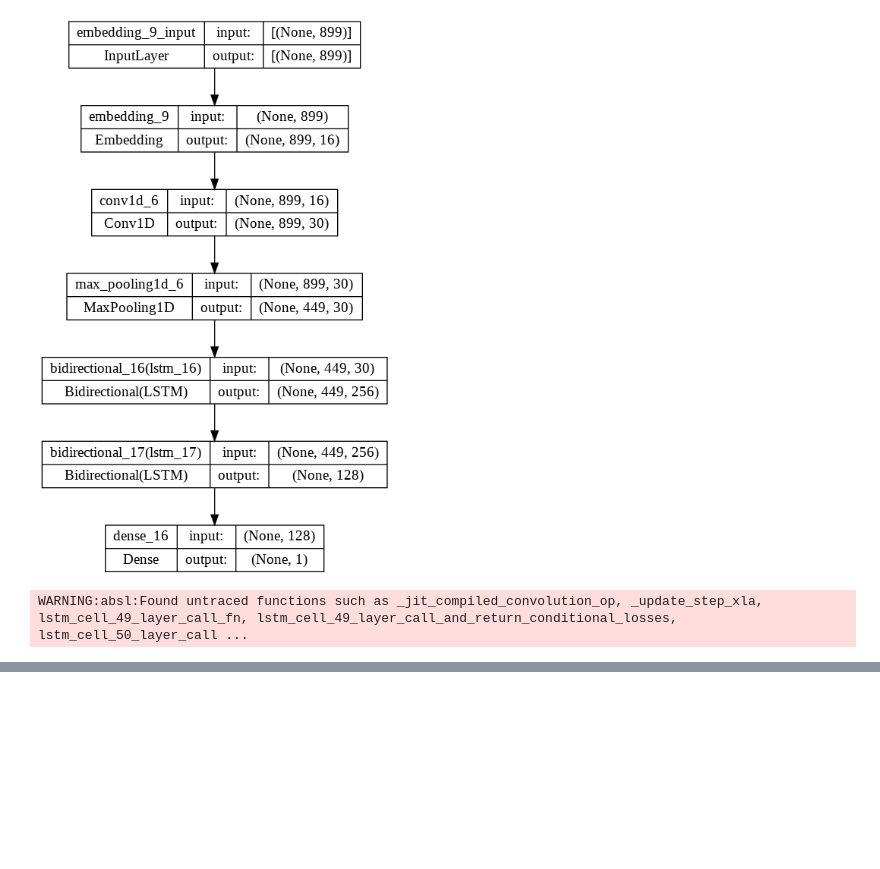
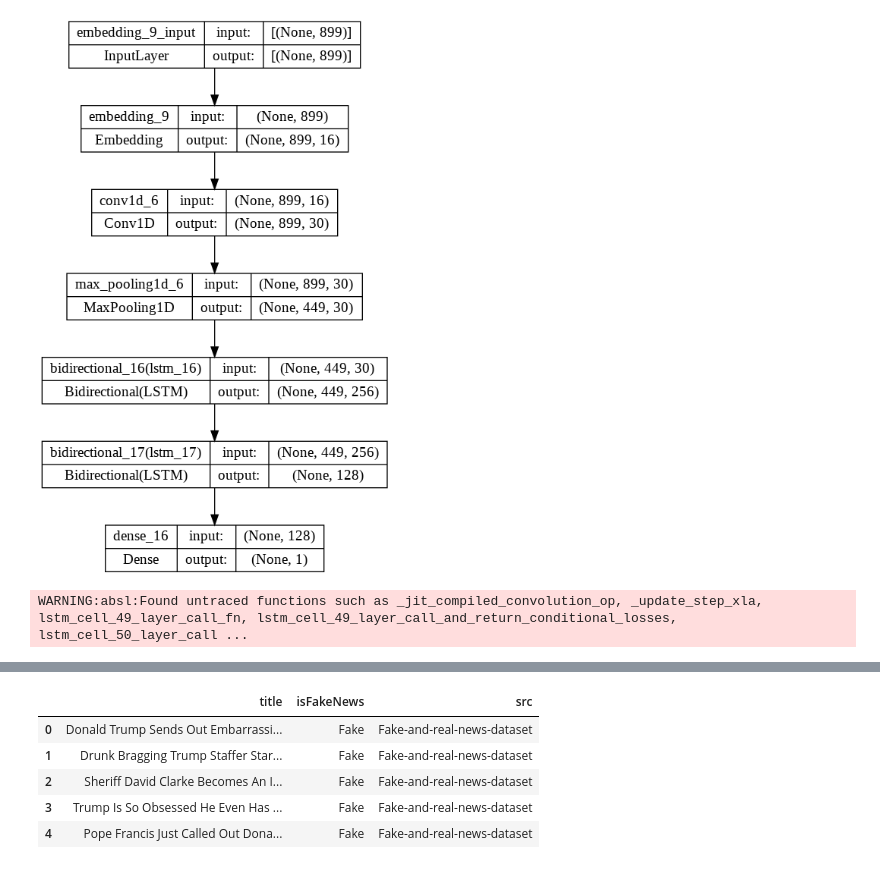
Before and after one commit to zamoraricardo15/Intro-to-Health-Informatics, a Jupyter notebook: Covid_ML.ipynb, the cells around one changed output, grey strips where cells are left out. Saved outputs shown, nothing was run; the diff lists cells and outputs as text; code cells hidden in the pictures; blank space fills up the shorter version.

```diff
--- a/Covid_ML.ipynb
+++ b/Covid_ML.ipynb
@@ -353,0 +368,14 @@ del model
+# %%
+cond1 = isfake_df['isFakeNews'] == 0.0
+cond2 = isfake_df['isFakeNews'] == 1.0
+
+isfake_df.loc[cond1,'isFakeNews'] = 'Real'
+isfake_df.loc[cond2,'isFakeNews'] = 'Fake'
+isfake_df.head()
+# %% [output]
+|  | title | isFakeNews | src |
+| 0 | Donald Trump Sends Out Embarrassi... | Fake | Fake-and-real-news-dataset |
+| 1 | Drunk Bragging Trump Staffer Star... | Fake | Fake-and-real-news-dataset |
+| 2 | Sheriff David Clarke Becomes An I... | Fake | Fake-and-real-news-dataset |
+| 3 | Trump Is So Obsessed He Even Has ... | Fake | Fake-and-real-news-dataset |
+| 4 | Pope Francis Just Called Out Dona... | Fake | Fake-and-real-news-dataset |
```
Also changed, not shown: parts of 12 cells of this notebook.
